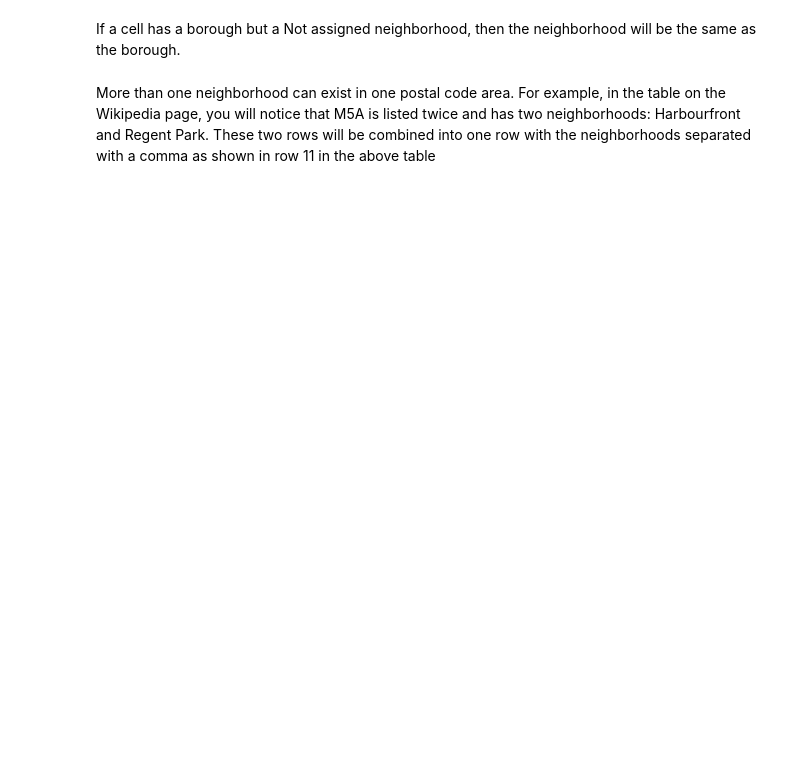
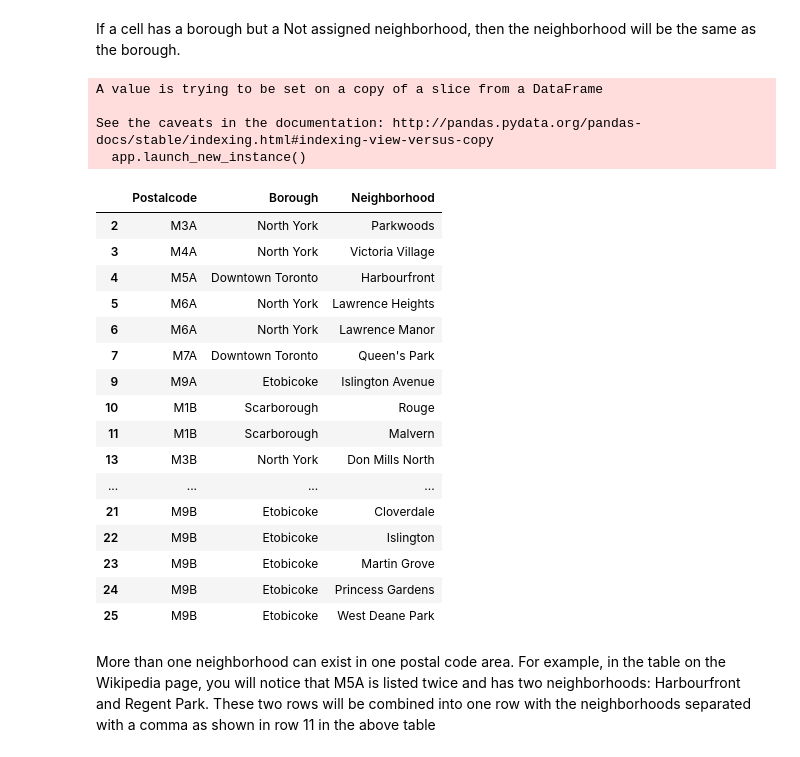
Before and after one commit to carsepmo/Coursera_Capstone, a Jupyter notebook: Segmenting and Clustering Neighborhoods in Toronto.ipynb, the cells around one changed output. Drawn from its saved outputs; the diff is of its cells as text; code cells hidden in the pictures; blank space fills up the shorter version.

```diff
--- a/Segmenting and Clustering Neighborhoods in Toronto.ipynb
+++ b/Segmenting and Clustering Neighborhoods in Toronto.ipynb
@@ -51,8 +85,30 @@ If a cell has a borough but a Not assigned neighborhood, then the neighborhood w
 # %%
 # If a cell has a borough but a Not Assigned neighborhood,
 # then the neighborhood will be the same as borough
 df_clean.loc[df_clean['Neighborhood']=='Not assigned','Neighborhood']=df_clean['Borough']
-df_clean
+df_clean.head(20)
+# %% [output]
+A value is trying to be set on a copy of a slice from a DataFrame
+
+See the caveats in the documentation: http://pandas.pydata.org/pandas-docs/stable/indexing.html#indexing-view-versus-copy
+  app.launch_new_instance()
+|  | Postalcode | Borough | Neighborhood |
+| 2 | M3A | North York | Parkwoods |
+| 3 | M4A | North York | Victoria Village |
+| 4 | M5A | Downtown Toronto | Harbourfront |
+| 5 | M6A | North York | Lawrence Heights |
+| 6 | M6A | North York | Lawrence Manor |
+| 7 | M7A | Downtown Toronto | Queen's Park |
+| 9 | M9A | Etobicoke | Islington Avenue |
+| 10 | M1B | Scarborough | Rouge |
+| 11 | M1B | Scarborough | Malvern |
+| 13 | M3B | North York | Don Mills North |
+| ... | ... | ... | ... |
+| 21 | M9B | Etobicoke | Cloverdale |
+| 22 | M9B | Etobicoke | Islington |
+| 23 | M9B | Etobicoke | Martin Grove |
+| 24 | M9B | Etobicoke | Princess Gardens |
+| 25 | M9B | Etobicoke | West Deane Park |
 # %% [markdown]
 More than one neighborhood can exist in one postal code area. For example, in the table on the Wikipedia page, you will notice that M5A is listed twice and has two neighborhoods: Harbourfront and Regent Park. These two rows will be combined into one row with the neighborhoods separated with a comma as shown in row 11 in the above table
 # %%
```
Also changed, not shown: parts of 6 cells of this notebook.
